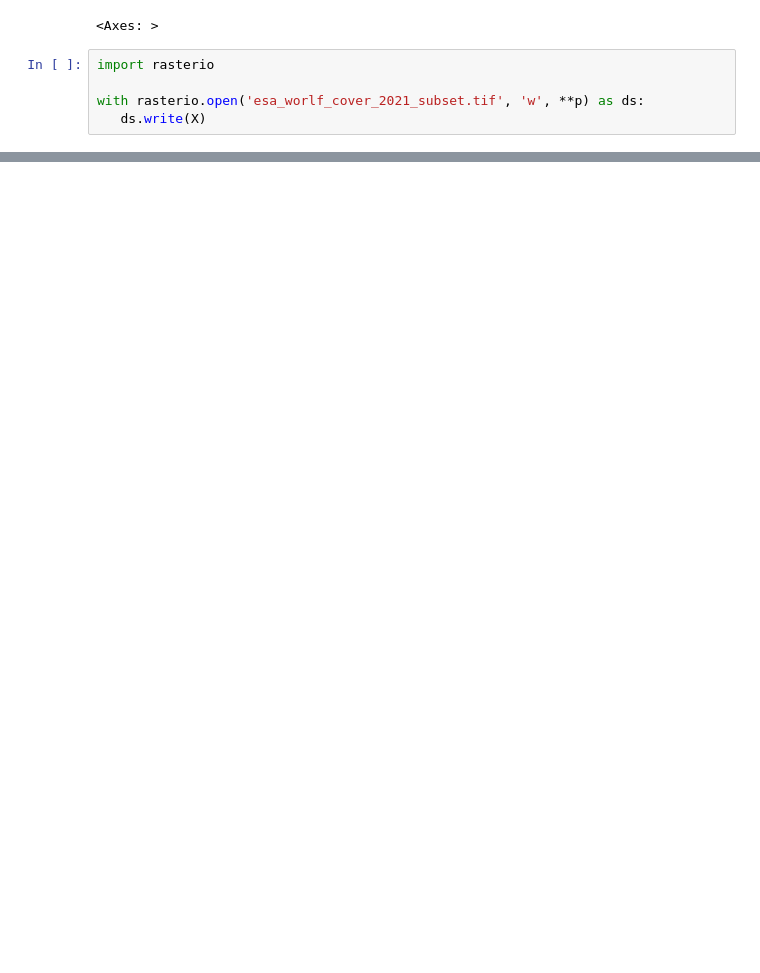
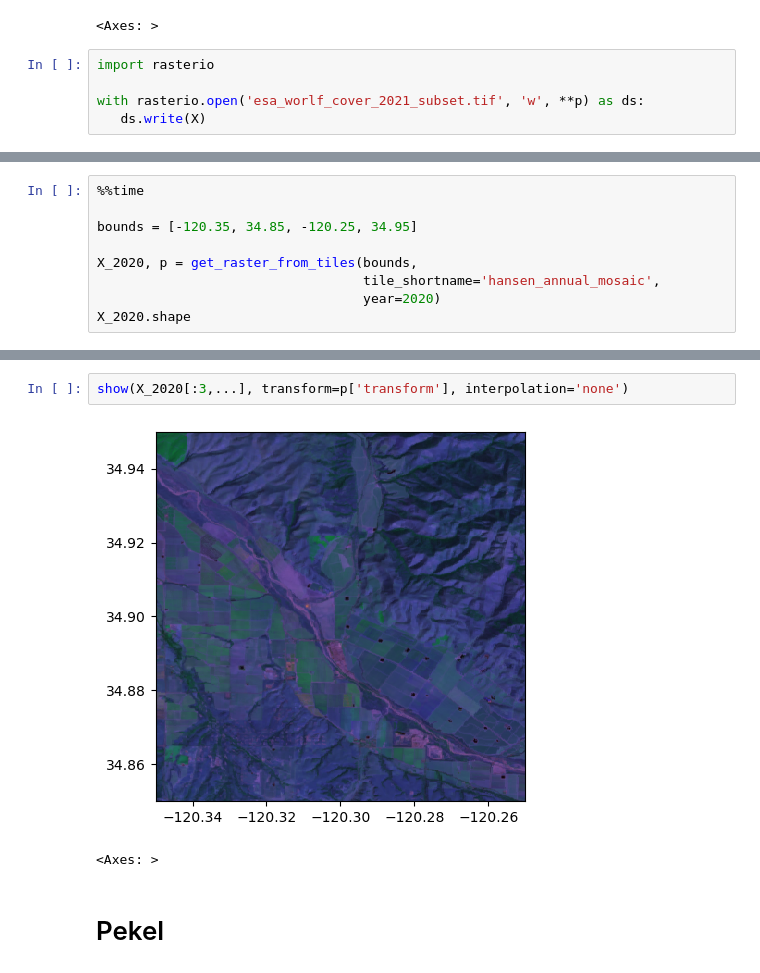
Before and after one commit to OPERA-Cal-Val/tile-mate, a Jupyter notebook: notebooks/Basic_Demo.ipynb, the cells around one changed output, grey strips where cells are left out. Cells and saved outputs as stored; diff of their text form; blank space fills up the shorter version.

```diff
--- a/notebooks/Basic_Demo.ipynb
+++ b/notebooks/Basic_Demo.ipynb
@@ -25,0 +67,9 @@ with rasterio.open('esa_worlf_cover_2021_subset.tif', 'w', **p) as ds:
+# %%
+%%time
+
+bounds = [-120.35, 34.85, -120.25, 34.95]
+
+X_2020, p = get_raster_from_tiles(bounds,
+                                  tile_shortname='hansen_annual_mosaic',
+                                  year=2020)
+X_2020.shape
@@ -25,0 +80,7 @@ with rasterio.open('esa_worlf_cover_2021_subset.tif', 'w', **p) as ds:
+# %%
+show(X_2020[:3,...], transform=p['transform'], interpolation='none')
+# %% [output]
+[figure, added]
+<Axes: >
+# %% [markdown]
+# Pekel
```
Also changed, not shown: parts of 13 cells of this notebook, 8 other files.
